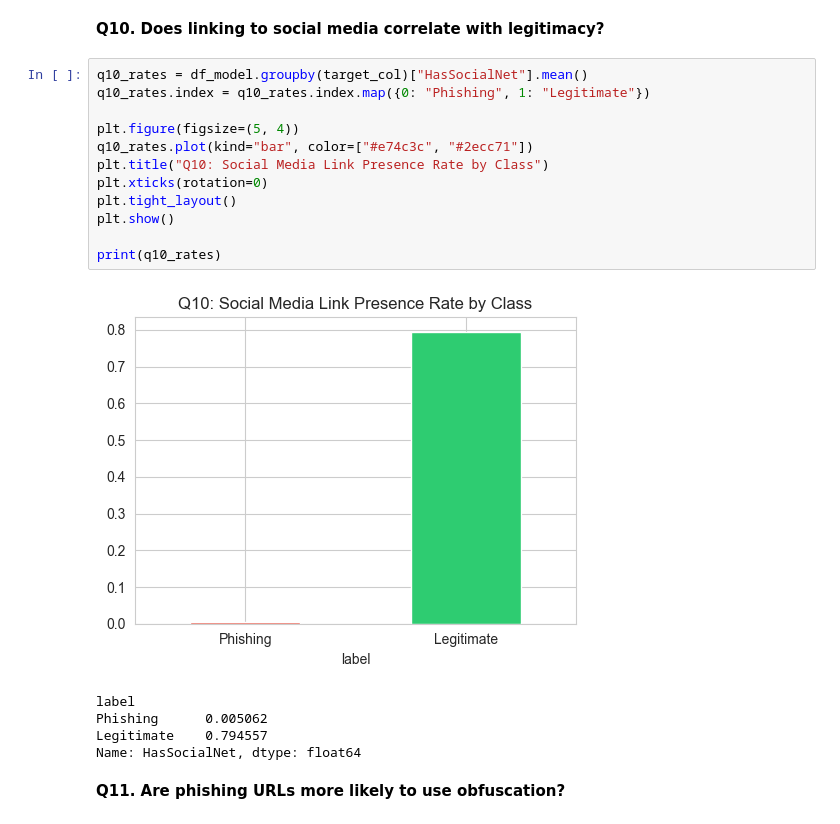
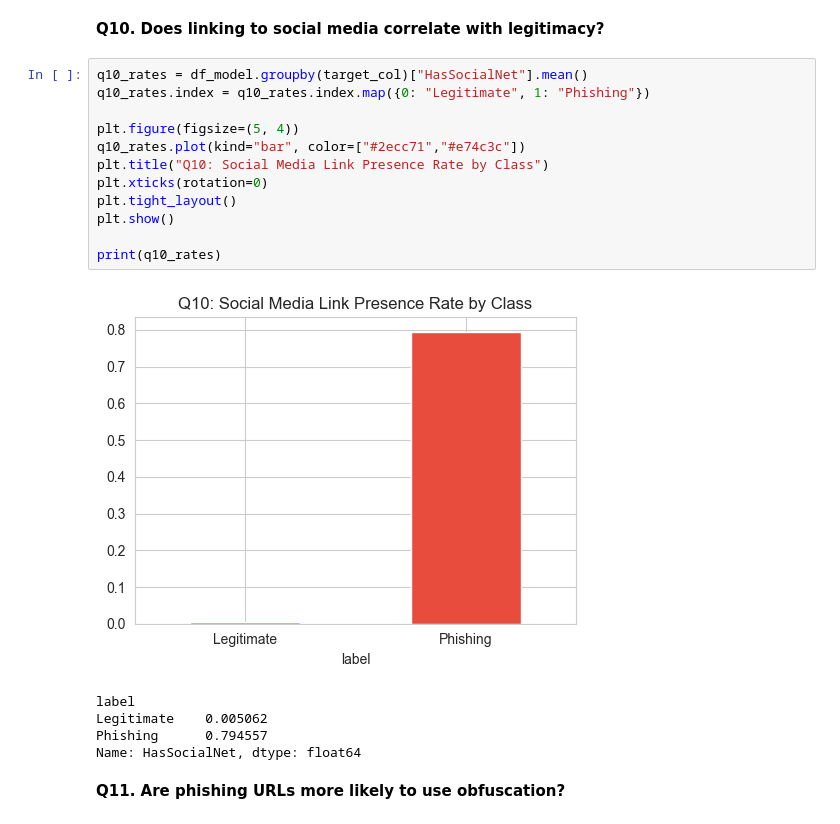
Before and after one commit to BroCoder007/Department_Of_Phisheries, a Jupyter notebook: Department_Of_Phisheries.ipynb, the cells around one changed output. Saved outputs shown, nothing was run; the diff lists cells and outputs as text.

```diff
--- a/Department_Of_Phisheries.ipynb
+++ b/Department_Of_Phisheries.ipynb
@@ -695,21 +695,21 @@ Name: HasFavicon, dtype: float64
 **Q10. Does linking to social media correlate with legitimacy?**
 # %%
 q10_rates = df_model.groupby(target_col)["HasSocialNet"].mean()
-q10_rates.index = q10_rates.index.map({0: "Phishing", 1: "Legitimate"})
+q10_rates.index = q10_rates.index.map({0: "Legitimate", 1: "Phishing"})
 
 plt.figure(figsize=(5, 4))
-q10_rates.plot(kind="bar", color=["#e74c3c", "#2ecc71"])
+q10_rates.plot(kind="bar", color=["#2ecc71","#e74c3c"])
 plt.title("Q10: Social Media Link Presence Rate by Class")
 plt.xticks(rotation=0)
 plt.tight_layout()
 plt.show()
 
 print(q10_rates)
 # %% [output]
-[figure, old version]
+[figure, new version]
 label
-Phishing      0.005062
-Legitimate    0.794557
+Legitimate    0.005062
+Phishing      0.794557
 Name: HasSocialNet, dtype: float64
 # %% [markdown]
 **Q11. Are phishing URLs more likely to use obfuscation?**
```
Also changed, not shown: parts of 12 cells of this notebook.
